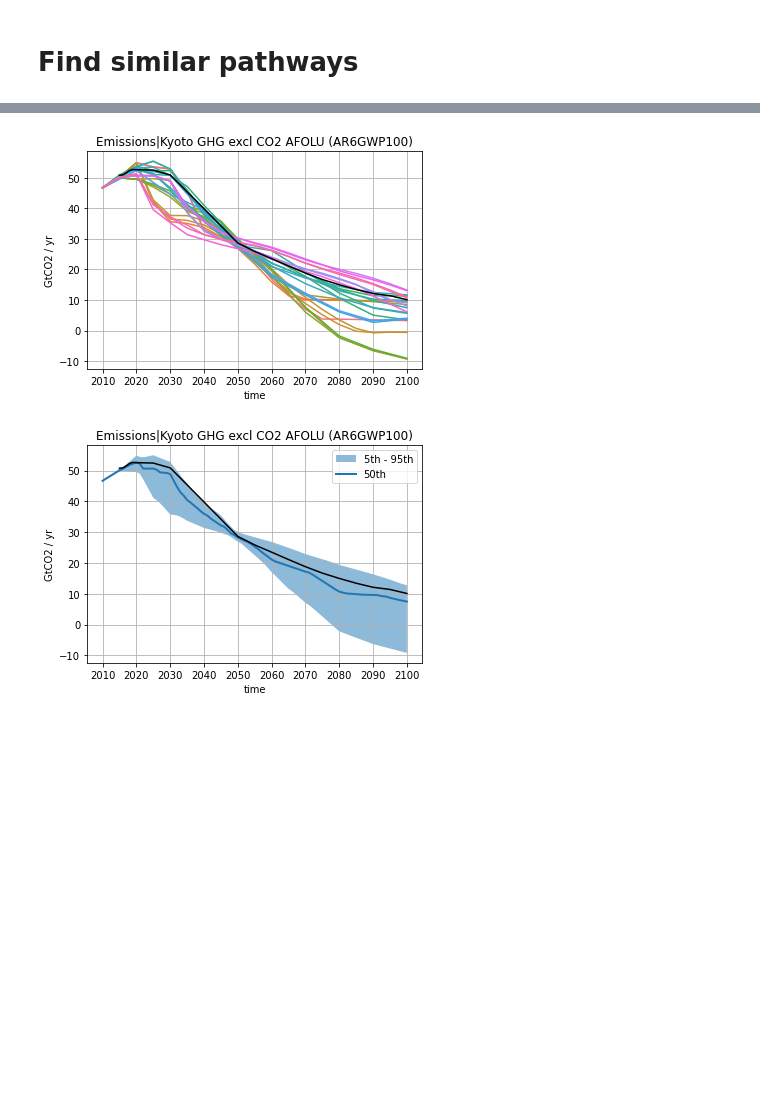
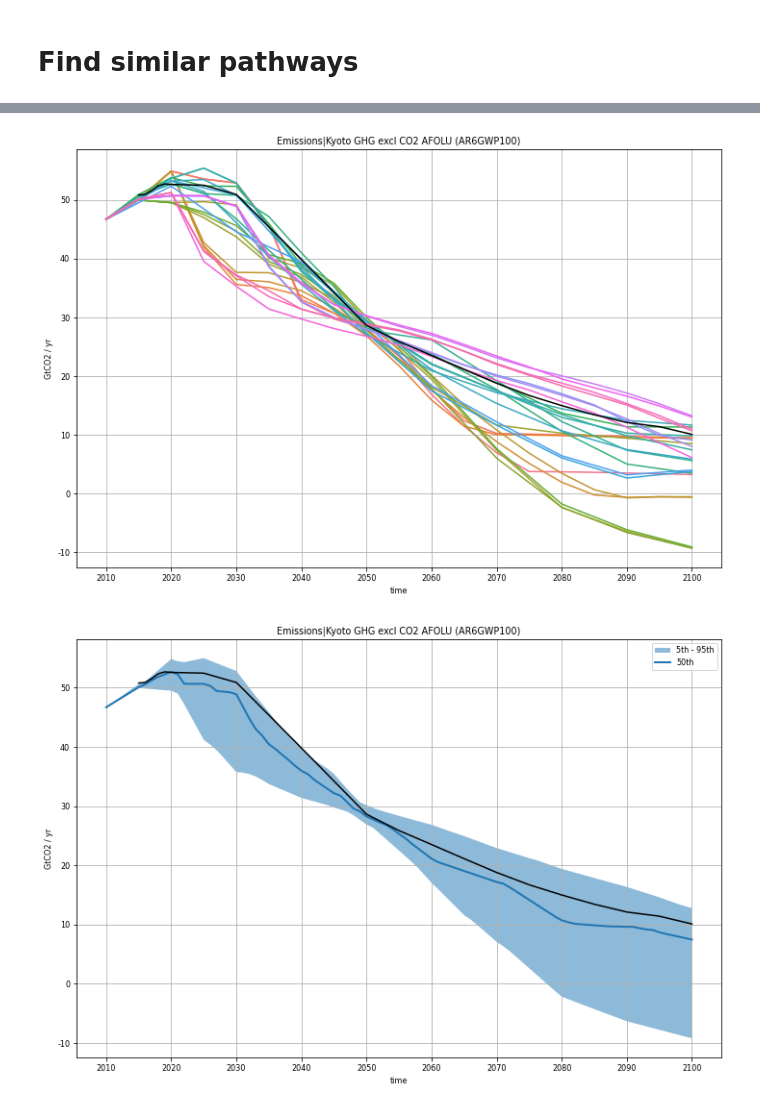
Before and after one commit to climate-resource/ndc-realisations-2021, a Jupyter notebook: notebooks/postprocessing/620_download-process-engage.ipynb, the cells around one changed output, grey strips where cells are left out. Cells and saved outputs as stored; diff of their text form; code cells hidden in the pictures; blank space fills up the shorter version.

```diff
--- a/notebooks/postprocessing/620_download-process-engage.ipynb
+++ b/notebooks/postprocessing/620_download-process-engage.ipynb
@@ -17,3 +17,9 @@ from ndcs.constants import PROCESSED_DATA_DIR, NDC_TARGET_RELEASE
 # Load Engage data
 # %% [output]
 [interactive output not drawn]
+# %%
+plt.rcParams["figure.figsize"] = (12, 8)
+plt.rcParams["pdf.use14corefonts"] = True
+plt.rcParams["text.usetex"] = False
+plt.rcParams["axes.unicode_minus"] = False
+plt.rcParams["font.size"] = 8
@@ -189,6 +203,8 @@ db.get_unique_meta("variable")
 # %%
 use_db_harmonised = True
 
+# No CO2 AFOLU
+variable_name = "Emissions|Kyoto GHG excl CO2 AFOLU (AR6GWP100)"
 if not use_db_harmonised:
     ghg_vars = [
         "Emissions|CO2|Energy and Industrial Processes",
@@ -236,7 +252,7 @@ ghg_emms = (
         "variable",
         "sum",
         min_count=1,
-        op_cols={"variable": "Emissions|GHG"},
+        op_cols={"variable": variable_name},
         as_run=True,
     )
 )
@@ -271,7 +287,7 @@ scenario_a_2050_ghg_year = 2050
 scenario_a_2050_ghg_emms = ndc_emissions.filter(
     year=scenario_a_2050_ghg_year
 ).values.squeeze()
-scenario_a_2050_ghg_emms_unit = "GtCO2 / yr"
+scenario_a_2050_ghg_emms_unit = ndc_emissions.get_unique_meta("unit", True)
 keep_closest_n = 25
 scenario_a_2050_ghg_emms
 # %% [output]
@@ -325,32 +341,47 @@ ax = tmp.lineplot(hue="model_scenario", legend=False)
 ndc_emissions.lineplot(ax=ax, color="black", hue=None)
 ax.set_title("Emissions|Kyoto GHG excl CO2 AFOLU (AR6GWP100)")
 ax.grid()
+plt.savefig(
+    os.path.join(
+        PROCESSED_DATA_DIR, "figures", "engage_comparision_emissions_separate.pdf"
+    )
+)
 plt.show()
 
 tmp["model"] = "model"
 tmp["scenario"] = "scenario"
 ax, _ = tmp.plumeplot(
     quantile_over=("model_scenario",), hue_var="variable", hue_label="Variable"
 )
 ndc_emissions.lineplot(ax=ax, color="black", hue=None)
 ax.set_title("Emissions|Kyoto GHG excl CO2 AFOLU (AR6GWP100)")
 ax.grid()
+
+plt.savefig(
+    os.path.join(PROCESSED_DATA_DIR, "figures", "engage_comparision_emissions.pdf")
+)
 plt.show()
 
 ax, _ = (
     tmp.filter(year=range(2015, 2101))
     .integrate()
     .convert_unit("GtCO2", context=gwp)
     .plumeplot(
         quantile_over=("model_scenario",), hue_var="variable", hue_label="Variable"
     )
 )
 ndc_emissions.filter(year=range(2015, 2101)).integrate().convert_unit(
     "GtCO2", context=gwp
 ).lineplot(ax=ax, color="black", hue=None)
 ax.set_title("Cumulative Emissions|Kyoto GHG excl CO2 AFOLU (AR6GWP100)")
 ax.grid()
+
+plt.savefig(
+    os.path.join(
+        PROCESSED_DATA_DIR, "figures", "engage_comparision_emissions_cumulative.pdf"
+    )
+)
 plt.show()
 # %% [output]
-[figure, old version]
+[figure, new version]
-[figure, old version]
+[figure, new version]
```
Also changed, not shown: parts of 7 cells of this notebook, 5 other files.
